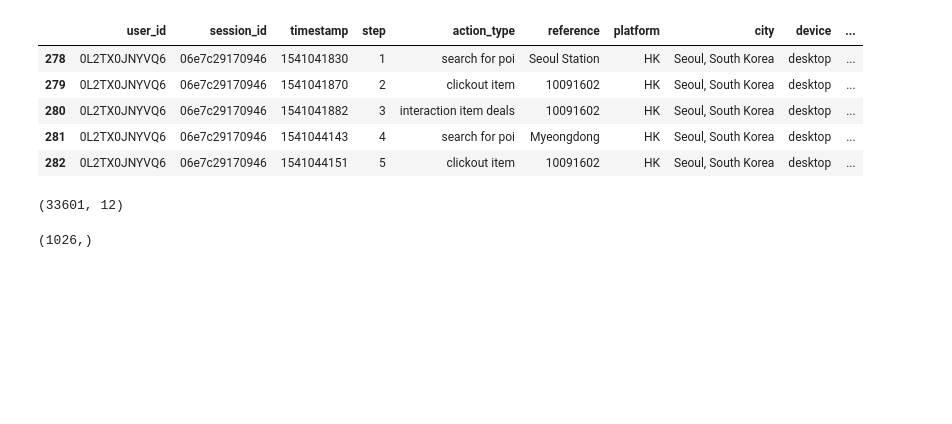
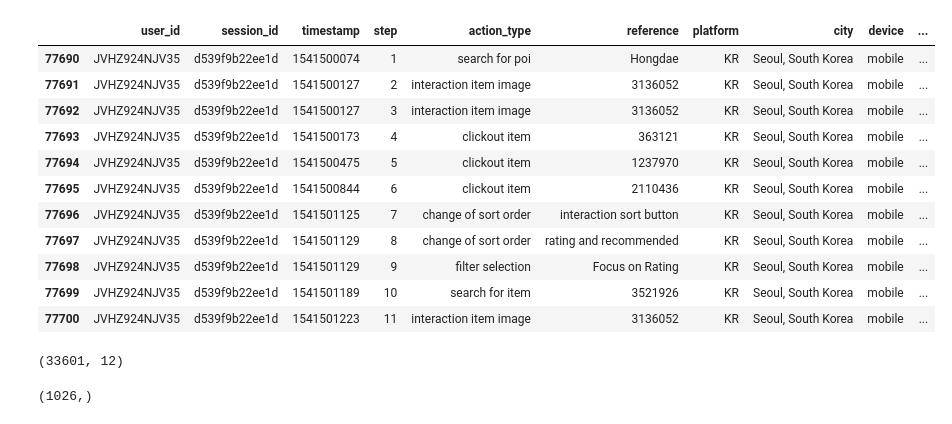
Before and after one commit to sooah/trivago_RecSys_Challenge_2019, a Jupyter notebook: ppt_test.ipynb, the cells around one changed output. Drawn from its saved outputs; the diff is of its cells as text; code cells hidden in the pictures; blank space fills up the shorter version.

```diff
--- a/ppt_test.ipynb
+++ b/ppt_test.ipynb
@@ -5,14 +5,20 @@ import numpy as np
 train = pd.read_csv('train.csv')
 # %%
 korea = train[train["city"] == "Seoul, South Korea"]
-korea.head()
+korea[34:45]
 # %% [output]
 |  | user_id | session_id | timestamp | step | action_type | reference | platform | city | device | ... |
-| 278 | 0L2TX0JNYVQ6 | 06e7c29170946 | 1541041830 | 1 | search for poi | Seoul Station | HK | Seoul, South Korea | desktop | ... |
-| 279 | 0L2TX0JNYVQ6 | 06e7c29170946 | 1541041870 | 2 | clickout item | 10091602 | HK | Seoul, South Korea | desktop | ... |
-| 280 | 0L2TX0JNYVQ6 | 06e7c29170946 | 1541041882 | 3 | interaction item deals | 10091602 | HK | Seoul, South Korea | desktop | ... |
-| 281 | 0L2TX0JNYVQ6 | 06e7c29170946 | 1541044143 | 4 | search for poi | Myeongdong | HK | Seoul, South Korea | desktop | ... |
-| 282 | 0L2TX0JNYVQ6 | 06e7c29170946 | 1541044151 | 5 | clickout item | 10091602 | HK | Seoul, South Korea | desktop | ... |
+| 77690 | JVHZ924NJV35 | d539f9b22ee1d | 1541500074 | 1 | search for poi | Hongdae | KR | Seoul, South Korea | mobile | ... |
+| 77691 | JVHZ924NJV35 | d539f9b22ee1d | 1541500127 | 2 | interaction item image | 3136052 | KR | Seoul, South Korea | mobile | ... |
+| 77692 | JVHZ924NJV35 | d539f9b22ee1d | 1541500127 | 3 | interaction item image | 3136052 | KR | Seoul, South Korea | mobile | ... |
+| 77693 | JVHZ924NJV35 | d539f9b22ee1d | 1541500173 | 4 | clickout item | 363121 | KR | Seoul, South Korea | mobile | ... |
+| 77694 | JVHZ924NJV35 | d539f9b22ee1d | 1541500475 | 5 | clickout item | 1237970 | KR | Seoul, South Korea | mobile | ... |
+| 77695 | JVHZ924NJV35 | d539f9b22ee1d | 1541500844 | 6 | clickout item | 2110436 | KR | Seoul, South Korea | mobile | ... |
+| 77696 | JVHZ924NJV35 | d539f9b22ee1d | 1541501125 | 7 | change of sort order | interaction sort button | KR | Seoul, South Korea | mobile | ... |
+| 77697 | JVHZ924NJV35 | d539f9b22ee1d | 1541501129 | 8 | change of sort order | rating and recommended | KR | Seoul, South Korea | mobile | ... |
+| 77698 | JVHZ924NJV35 | d539f9b22ee1d | 1541501129 | 9 | filter selection | Focus on Rating | KR | Seoul, South Korea | mobile | ... |
+| 77699 | JVHZ924NJV35 | d539f9b22ee1d | 1541501189 | 10 | search for item | 3521926 | KR | Seoul, South Korea | mobile | ... |
+| 77700 | JVHZ924NJV35 | d539f9b22ee1d | 1541501223 | 11 | interaction item image | 3136052 | KR | Seoul, South Korea | mobile | ... |
 # %%
 korea.shape
 # %% [output]
```
Also changed, not shown: parts of 16 cells of this notebook.
